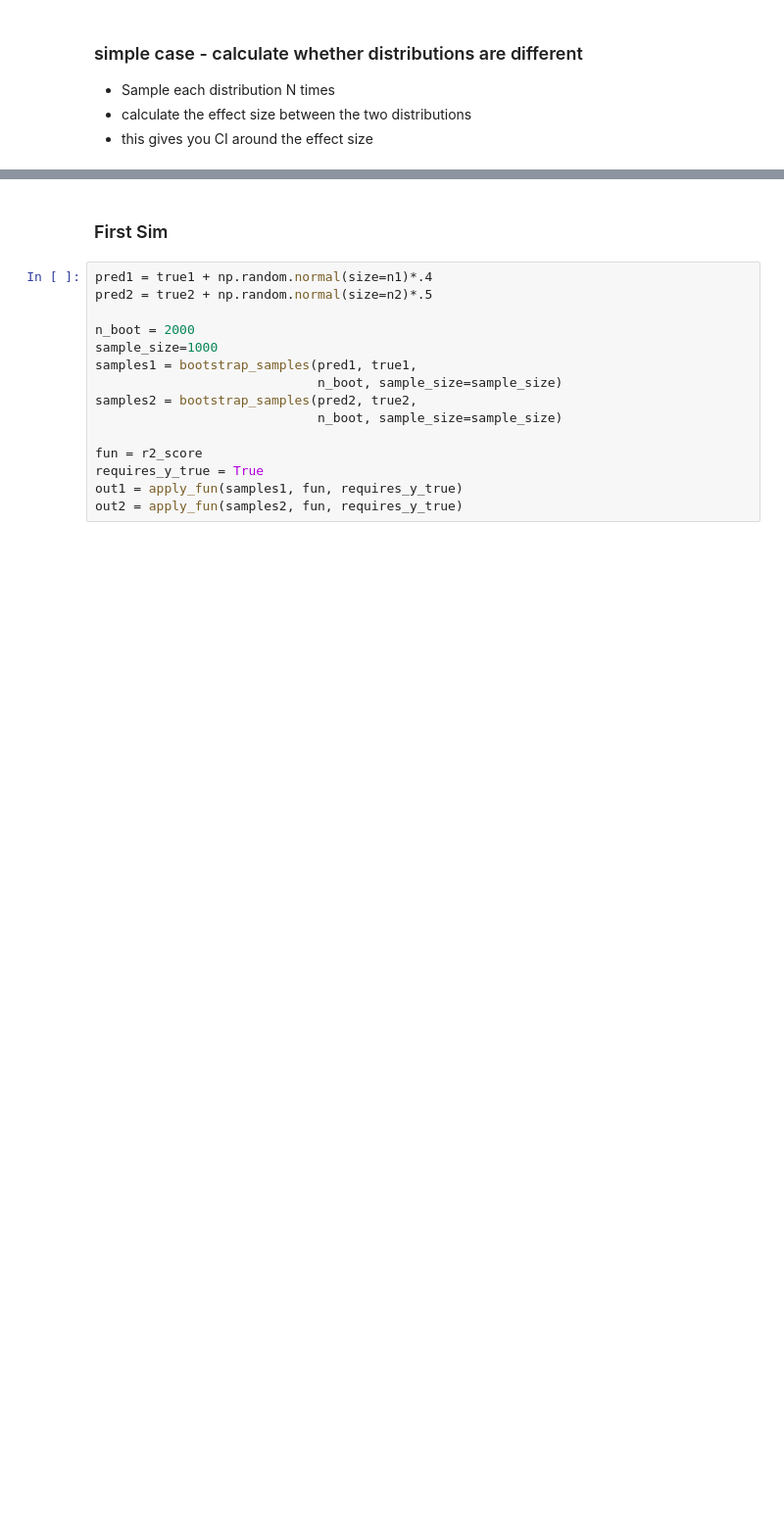
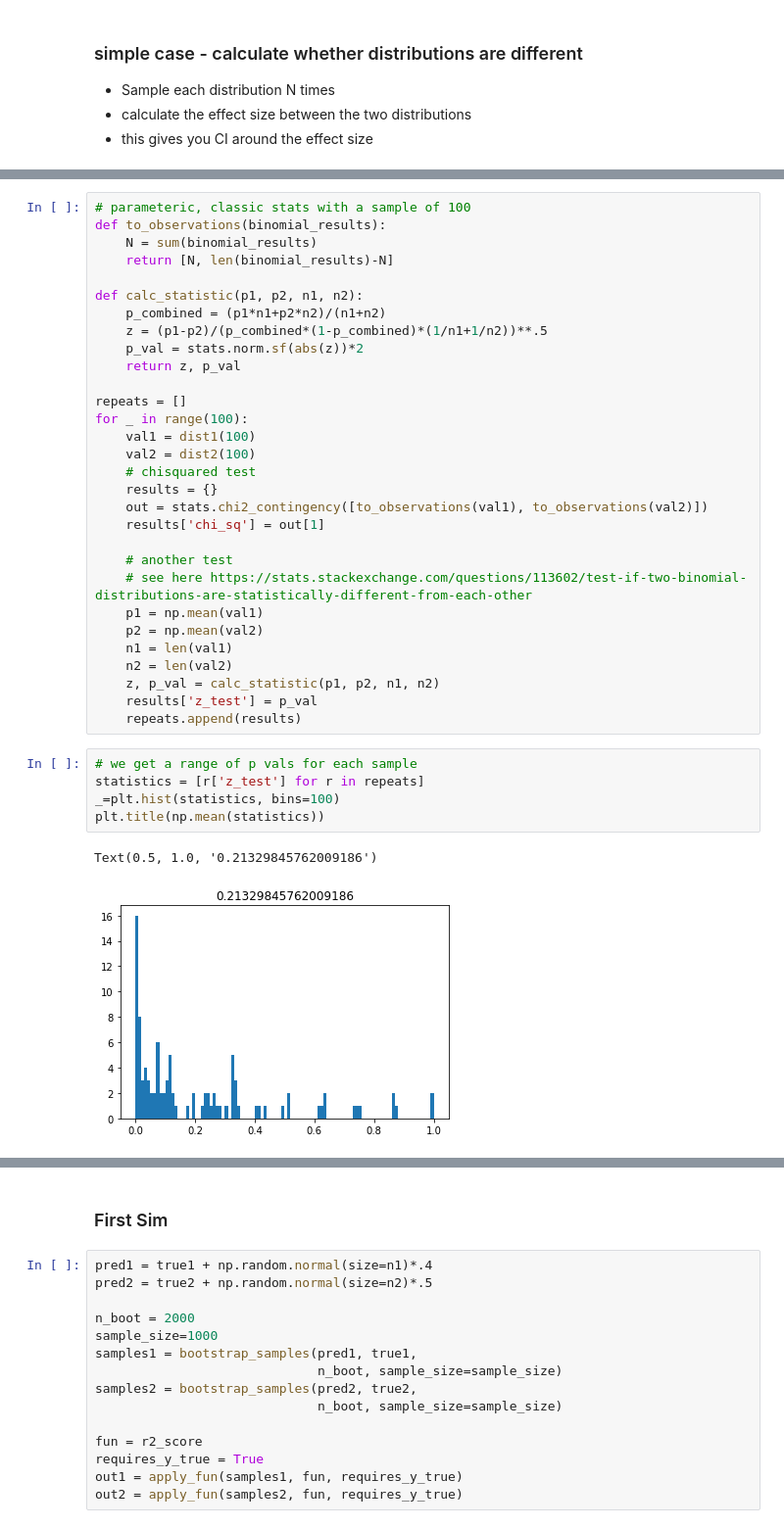
Before and after one commit to goswamig/credoai_lens, a Jupyter notebook: experimental/bootstrapping.ipynb, the cells around one changed output, grey strips where cells are left out. Shown: that part at 98% size. Cells and saved outputs as stored; diff of their text form; blank space fills up the shorter version.

```diff
--- a/experimental/bootstrapping.ipynb
+++ b/experimental/bootstrapping.ipynb
@@ -87 +90,39 @@ In this case, you calculate the statistic for each sample. For instance, let's s
+# %%
+# parameteric, classic stats with a sample of 100
+def to_observations(binomial_results):
+    N = sum(binomial_results)
+    return [N, len(binomial_results)-N]
+
+def calc_statistic(p1, p2, n1, n2):
+    p_combined = (p1*n1+p2*n2)/(n1+n2)
+    z = (p1-p2)/(p_combined*(1-p_combined)*(1/n1+1/n2))**.5
+    p_val = stats.norm.sf(abs(z))*2
+    return z, p_val
+
+repeats = []
+for _ in range(100):
+    val1 = dist1(100)
+    val2 = dist2(100)
+    # chisquared test
+    results = {}
+    out = stats.chi2_contingency([to_observations(val1), to_observations(val2)])
+    results['chi_sq'] = out[1]
+
+    # another test
+    # see here https://stats.stackexchange.com/questions/113602/test-if-two-binomial-distributions-are-statistically-different-from-each-other
+    p1 = np.mean(val1)
+    p2 = np.mean(val2)
+    n1 = len(val1)
+    n2 = len(val2)
+    z, p_val = calc_statistic(p1, p2, n1, n2)
+    results['z_test'] = p_val
+    repeats.append(results)
+# %%
+# we get a range of p vals for each sample
+statistics = [r['z_test'] for r in repeats]
+_=plt.hist(statistics, bins=100)
+plt.title(np.mean(statistics))
+# %% [output]
+Text(0.5, 1.0, '0.21329845762009186')
+[figure, added]
 # %%
```
Also changed, not shown: parts of 24 cells of this notebook.
